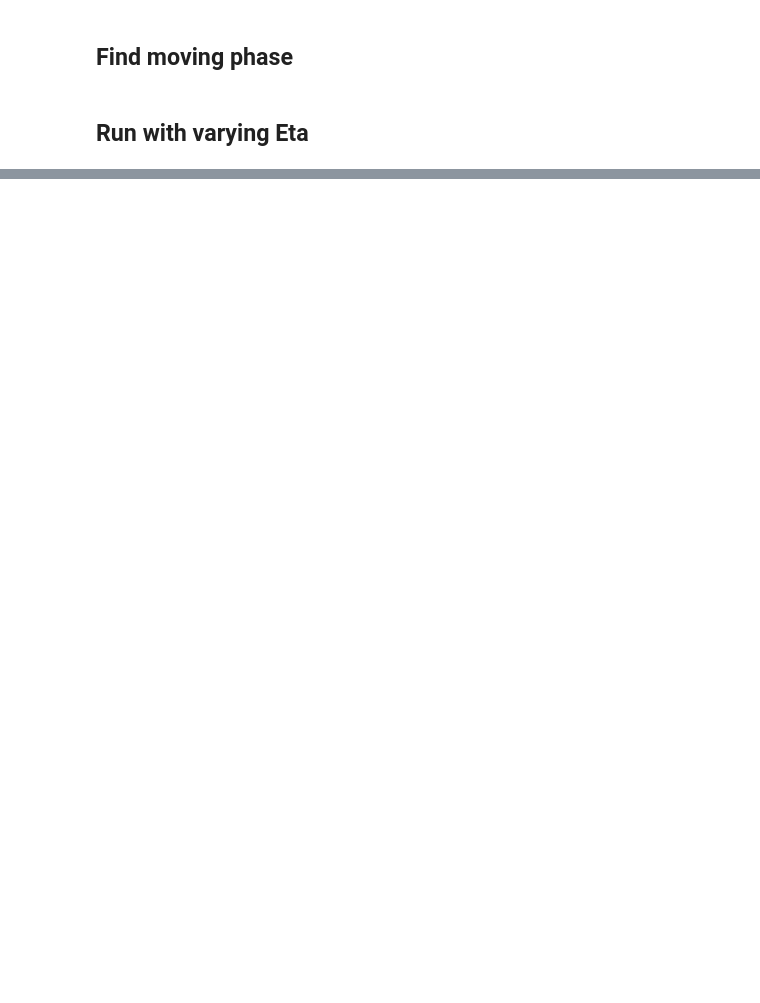
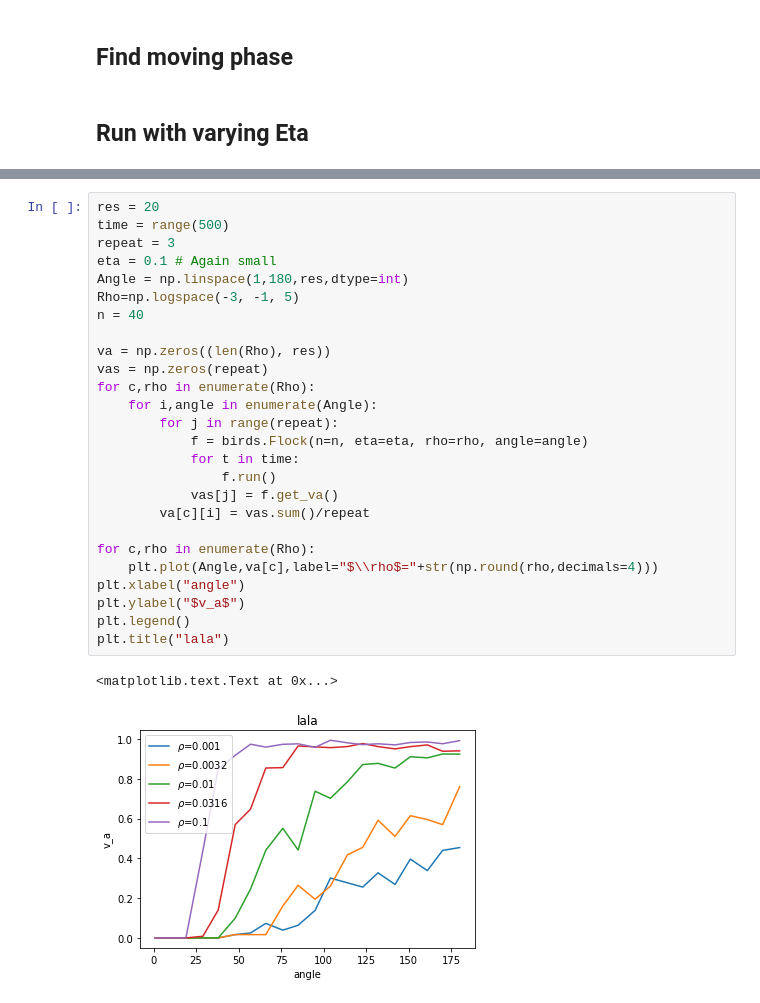
Before and after one commit to mismosmi/idea2birds, a Jupyter notebook: src/evaluate.ipynb, the cells around one changed output, grey strips where cells are left out. Saved outputs shown, nothing was run; the diff lists cells and outputs as text; blank space fills up the shorter version.

```diff
--- a/src/evaluate.ipynb
+++ b/src/evaluate.ipynb
@@ -68,0 +106,29 @@ plt.title("v_a over \eta at L="+str(np.sqrt(n/rho)))
+# %%
+res = 20
+time = range(500)
+repeat = 3
+eta = 0.1 # Again small
+Angle = np.linspace(1,180,res,dtype=int)
+Rho=np.logspace(-3, -1, 5)
+n = 40
+
+va = np.zeros((len(Rho), res))
+vas = np.zeros(repeat)
+for c,rho in enumerate(Rho):
+    for i,angle in enumerate(Angle):
+        for j in range(repeat):
+            f = birds.Flock(n=n, eta=eta, rho=rho, angle=angle)
+            for t in time:
+                f.run()
+            vas[j] = f.get_va()
+        va[c][i] = vas.sum()/repeat
+
+for c,rho in enumerate(Rho):
+    plt.plot(Angle,va[c],label="$\\rho$="+str(np.round(rho,decimals=4)))
+plt.xlabel("angle")
+plt.ylabel("$v_a$")
+plt.legend()
+plt.title("lala")
+# %% [output]
+<matplotlib.text.Text at 0x...>
+[figure, added]
```
Also changed, not shown: parts of 5 cells of this notebook.
